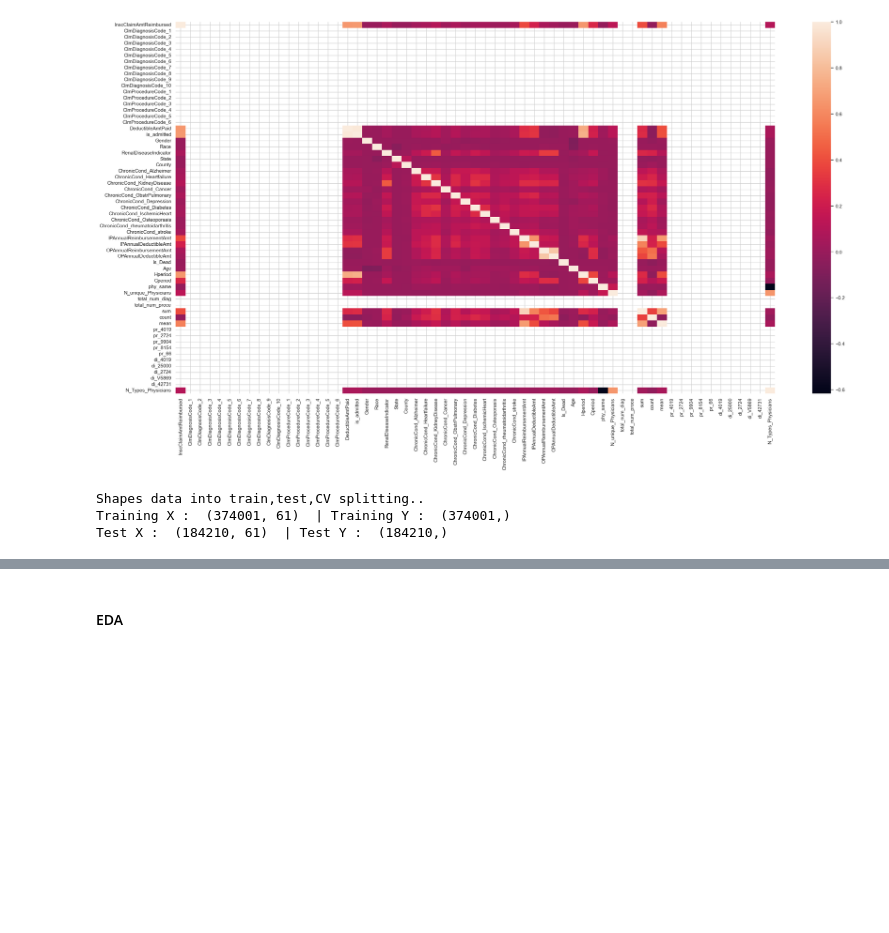
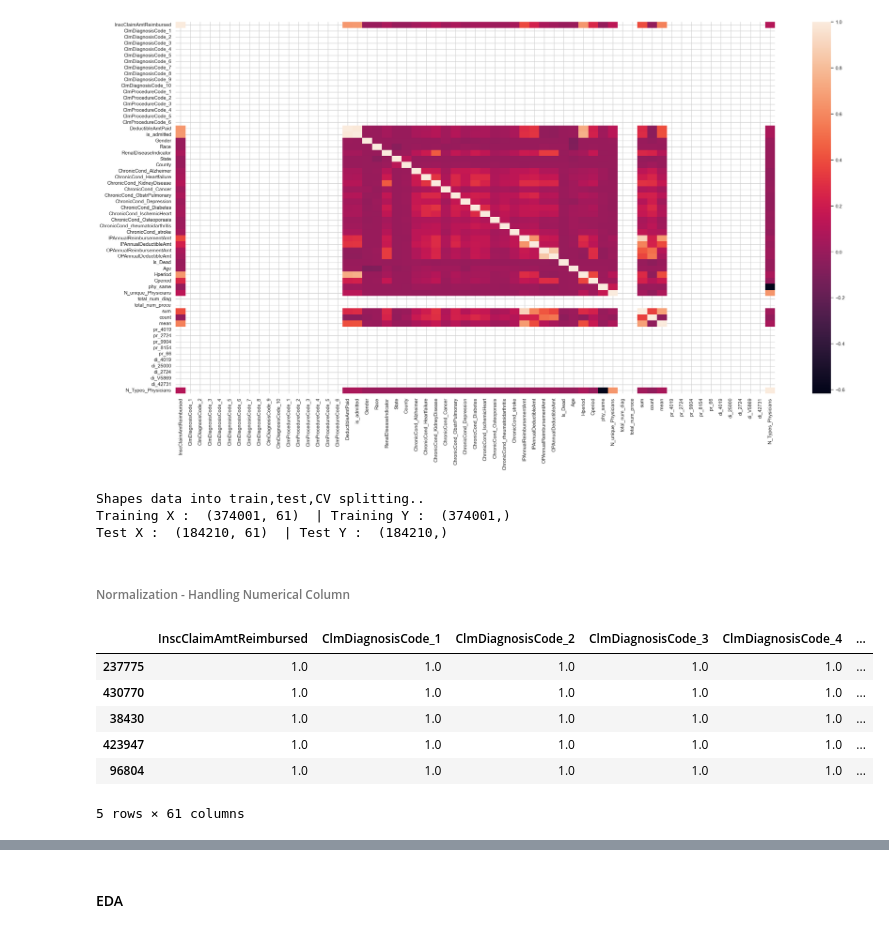
Before and after one commit to yingliu1206/Fraud-detection-In-Health-Care, a Jupyter notebook: code.ipynb, the cells around one changed output, grey strips where cells are left out. Cells and saved outputs as stored; diff of their text form; code cells hidden in the pictures; blank space fills up the shorter version.

Commit message:
add normalization for numerical columns

```diff
--- a/code.ipynb
+++ b/code.ipynb
@@ -791,3 +793,45 @@ print("Test X : ",X_test.shape," | Test Y : ",y_test.shape)
 Shapes data into train,test,CV splitting..
 Training X :  (374001, 61)  | Training Y :  (374001,)
 Test X :  (184210, 61)  | Test Y :  (184210,)
+# %% [markdown]
+###### Normalization - Handling Numerical Column
+# %%
+# calculates and stores the parameters necessary for normalization based on the training data.
+def num_col_normalizer(X_tr,X_te,col=''):
+    """This function retruns normalised column for train and test data"""
+    normalizer = Normalizer()
+
+    normalizer.fit(X_tr[col].values.reshape(-1,1))
+
+    tr = normalizer.transform(X_tr[col].values.reshape(-1,1)).reshape(-1,1)
+    te = normalizer.transform(X_te[col].values.reshape(-1,1)).reshape(-1,1)
+
+    return tr,te
+
+
+# Columns to normalize
+columns_to_normalize = [
+    'InscClaimAmtReimbursed', 'DeductibleAmtPaid', 'IPAnnualReimbursementAmt',
+       'IPAnnualDeductibleAmt', 'OPAnnualReimbursementAmt',
+       'OPAnnualDeductibleAmt',  'Hperiod', 'Cperiod',
+       'total_num_diag', 'total_num_proce',
+       'sum', 'count', 'mean',
+       'N_Types_Physicians'
+]
+
+
+# Normalize each column in train and test data
+for col in tqdm_notebook(columns_to_normalize):
+    tr, te = num_col_normalizer(X_train, X_test, col)
+    X_train[col] = tr
+    X_test[col] = te
+# %%
+X_train.head(5)
+# %% [output]
+|  | InscClaimAmtReimbursed | ClmDiagnosisCode_1 | ClmDiagnosisCode_2 | ClmDiagnosisCode_3 | ClmDiagnosisCode_4 | ... |
+| 237775 | 1.0 | 1.0 | 1.0 | 1.0 | 1.0 | ... |
+| 430770 | 1.0 | 1.0 | 1.0 | 1.0 | 1.0 | ... |
+| 38430 | 1.0 | 1.0 | 1.0 | 1.0 | 1.0 | ... |
+| 423947 | 1.0 | 1.0 | 1.0 | 1.0 | 1.0 | ... |
+| 96804 | 1.0 | 1.0 | 1.0 | 1.0 | 1.0 | ... |
+5 rows × 61 columns
```
Also changed, not shown: parts of 2 cells of this notebook.
